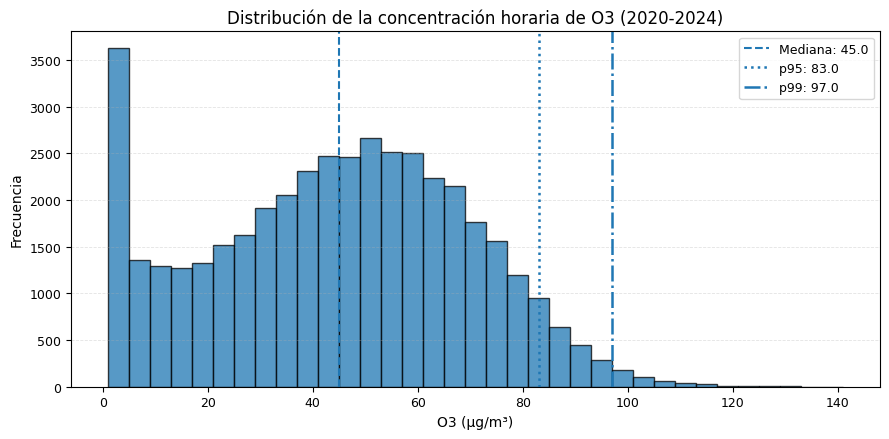
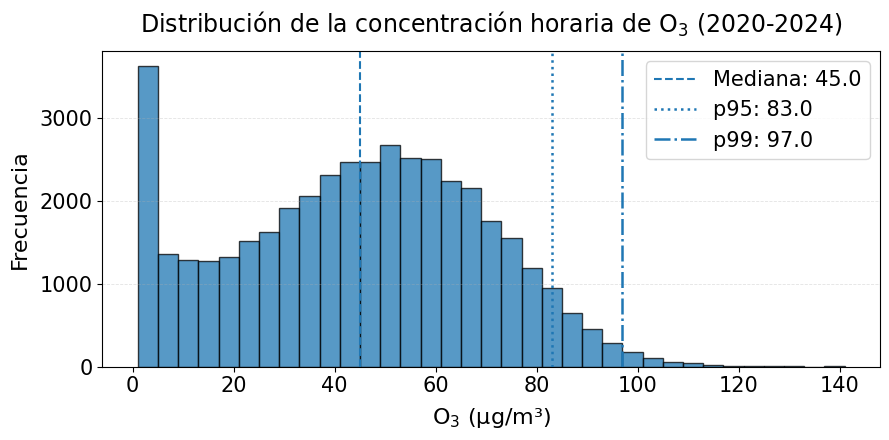
The notebook cell's code change between the first figure and the second:
--- before
+++ after
@@ -32,8 +32,11 @@
 ax.axvline(p99_o3, linestyle="-.", linewidth=1.8, label=f"p99: {p99_o3:.1f}")
 
-ax.set_title("Distribución de la concentración horaria de O3 (2020-2024)")
-ax.set_xlabel("O3 (µg/m³)")
-ax.set_ylabel("Frecuencia")
-ax.legend()
+ax.set_title(r"Distribución de la concentración horaria de $\mathrm{O}_3$ (2020-2024)", fontsize = 17, pad = 13)
+ax.set_xlabel(r"$\mathrm{O}_3$ (µg/m³)", fontsize = 16, labelpad = 7)
+ax.set_ylabel("Frecuencia", fontsize = 16, labelpad = 7)
+ax.legend(fontsize=15,
+    title_fontsize=13)
+
+ax.tick_params(axis="both", labelsize=15)
 
 ax.grid(axis="y", linestyle="--", linewidth=0.6, alpha=0.35)

Commit: Changes